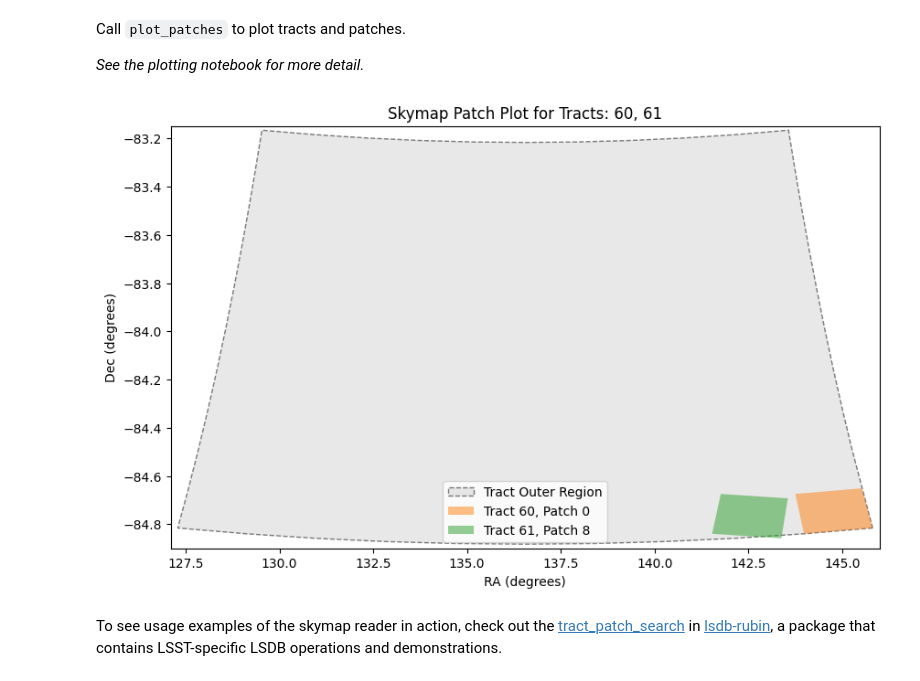
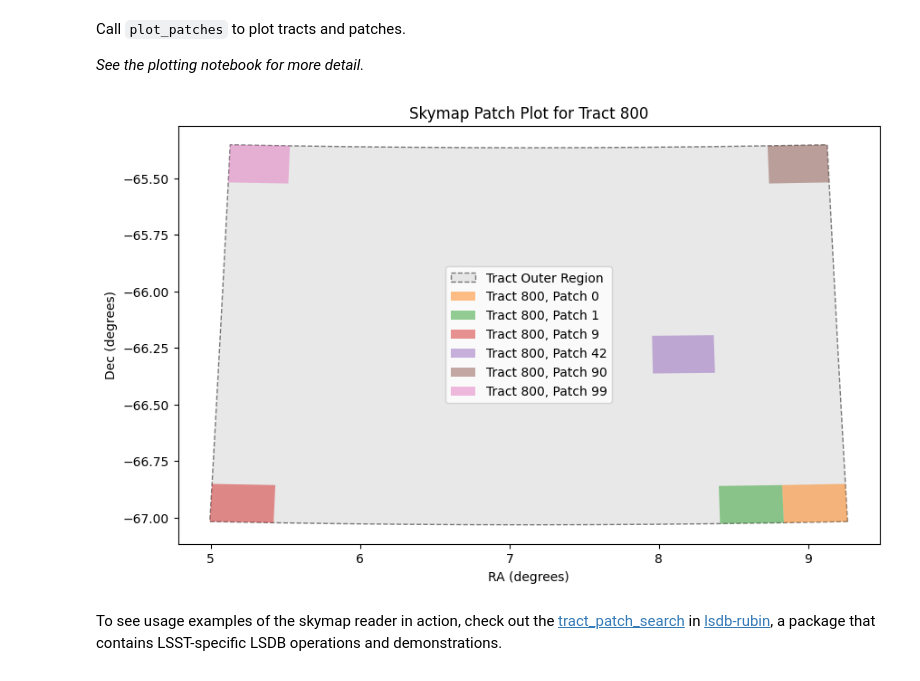
Before and after one commit to lincc-frameworks/skymap-convert, a Jupyter notebook: docs/notebooks/02 - Reading and using a converted skymap.ipynb, the cells around one changed output. Saved outputs shown, nothing was run; the diff lists cells and outputs as text; code cells hidden in the pictures.

```diff
--- a/docs/notebooks/02 - Reading and using a converted skymap.ipynb
+++ b/docs/notebooks/02 - Reading and using a converted skymap.ipynb
@@ -3,13 +6,12 @@
 # %% [markdown]
 Initialize a ConvertedSkymap reader.
 # %%
-from skymap_convert import ConvertedSkymapReader
 from pathlib import Path
 
-package_root = Path.home() / "code" / "skymap-convert"
+from skymap_convert import ConvertedSkymapReader
 
+package_root = Path.home() / "skymap-convert"
 converted_skymap_path = package_root / "converted_skymaps" / "lsst_skymap"
-converted_skymap_path
 
 reader = ConvertedSkymapReader(converted_skymap_path)
 # %% [markdown]
@@ -54,15 +68,22 @@ Call `plot_patches` to plot tracts and patches.
 
 *See the plotting notebook for more detail.*
 # %%
+tract_id = 800
+
 reader.plot_patches(
     [
-        (60, 0),
-        (61, 8)
+        (tract_id, 0),
+        (tract_id, 1),
+        (tract_id, 9),
+        (tract_id, 42),
+        (tract_id, 90),
+        (tract_id, 99),
     ],
-    tract_outer_boundaries=60
+    margin=0.05,
+    tract_outer_boundaries=tract_id,
 )
 # %% [output]
-[figure, old version]
+[figure, new version]
 # %% [markdown]
 To see usage examples of the skymap reader in action, check out the [tract_patch_search](https://github.com/astronomy-commons/lsdb-rubin/blob/main/src/lsdb_rubin/tract_patch_search.py) in [lsdb-rubin](https://github.com/astronomy-commons/lsdb-rubin), a package that contains LSST-specific LSDB operations and demonstrations.
 # %% [markdown]
```
Also changed, not shown: parts of 5 cells of this notebook, 9 other files.
